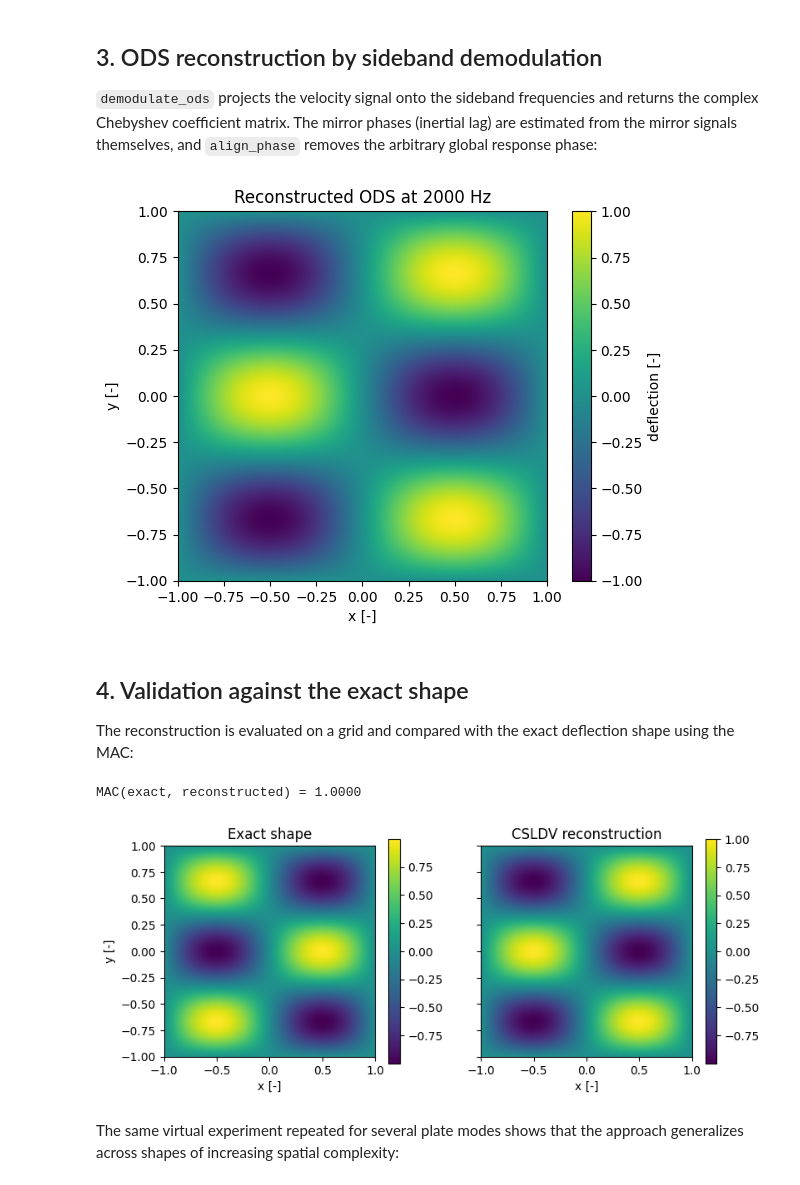
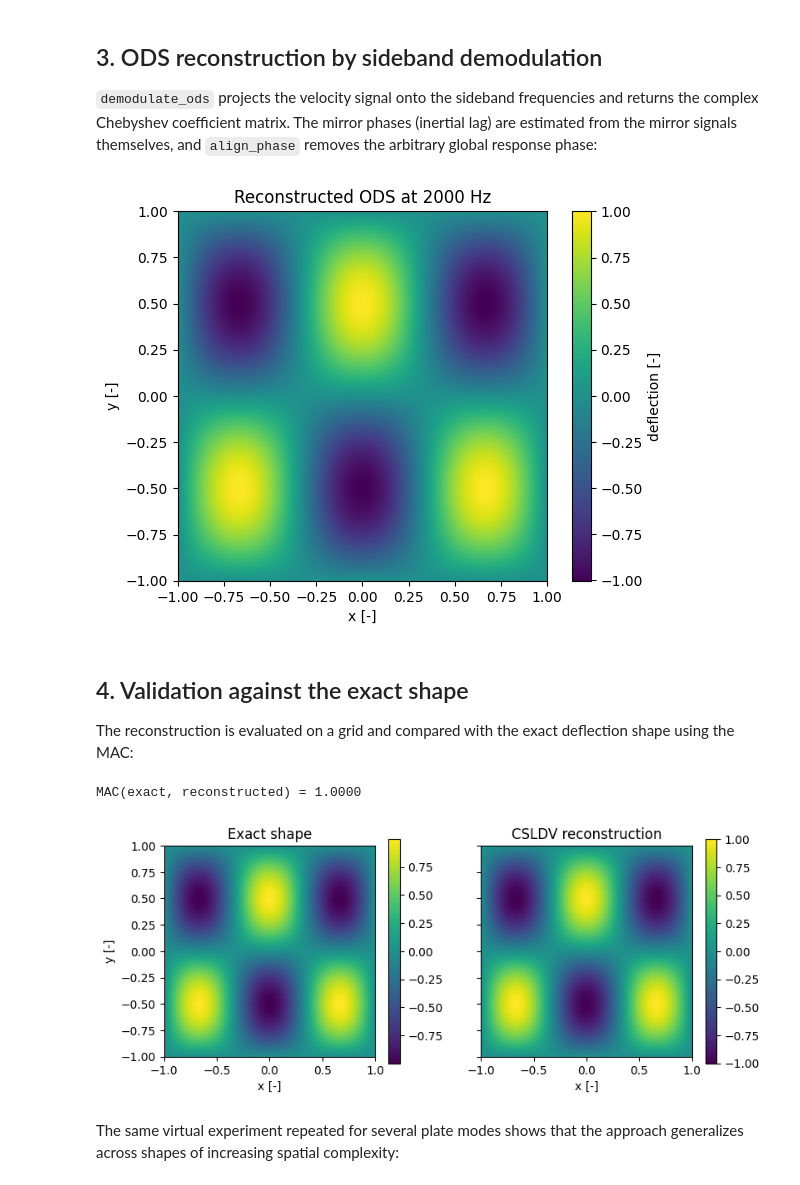
Before and after one commit to ladisk/pyCSLDV, a Jupyter notebook: Showcase.ipynb, the cells around one changed output. Drawn from its saved outputs; the diff is of its cells as text; code cells hidden in the pictures.

```diff
--- a/Showcase.ipynb
+++ b/Showcase.ipynb
@@ -91,7 +91,7 @@ fz = 2000.0                    # response frequency [Hz]
 duration = 10.0                # measurement duration [s]
 n_samples = int(duration * fs)
 
-shape = pycsldv.plate_mode(2, 3)
+shape = pycsldv.plate_mode(3, 2)
 rng = np.random.default_rng(0)
 t, x, y = pycsldv.lissajous(fx, fy, n_samples, fs)
 velocity = pycsldv.simulate_response(shape, fz, x, y, fs, noise_std=0.05, rng=rng)
@@ -128,13 +128,16 @@ complex Chebyshev coefficient matrix. The mirror phases (inertial lag) are estim
 the mirror signals themselves, and `align_phase` removes the arbitrary global response
 phase:
 # %%
-C = pycsldv.demodulate_ods(velocity, x, y, fs, fx, fy, fz, order=8)
-C = pycsldv.align_phase(C)
+C = pycsldv.demodulate_ods_2d(velocity, fs, fx, fy, fz, order=8, phi_x=0.0, phi_y=0.0)
+
+# The old implementation is still supported:
+# C = pycsldv.demodulate_ods(velocity, x, y, fs, fx, fy, fz, order=8)
+# C = pycsldv.align_phase(C)
 
 ax = pycsldv.plot_ods(C)
 ax.set_title(f'Reconstructed ODS at {fz:.0f} Hz');
 # %% [output]
-[figure, old version]
+[figure, new version]
 # %% [markdown]
 ## 4. Validation against the exact shape
 
@@ -154,7 +157,7 @@ axes[0].set_ylabel('y [-]')
 print(f'MAC(exact, reconstructed) = {pycsldv.mac(exact, Z.real):.4f}')
 # %% [output]
 MAC(exact, reconstructed) = 1.0000
-[figure, old version]
+[figure, new version]
 # %% [markdown]
 The same virtual experiment repeated for several plate modes shows that the approach
 generalizes across shapes of increasing spatial complexity:
```
Also changed, not shown: parts of 5 cells of this notebook, 5 other files.
